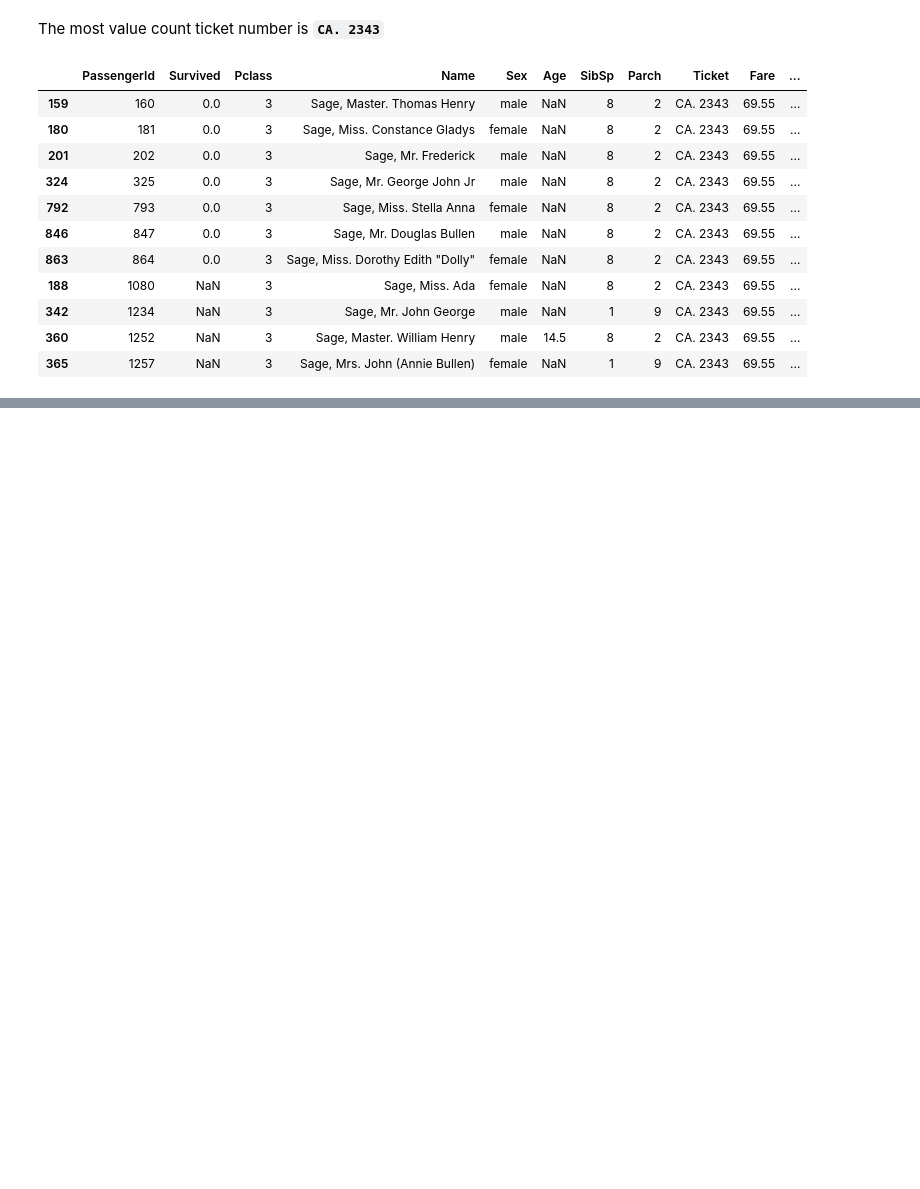
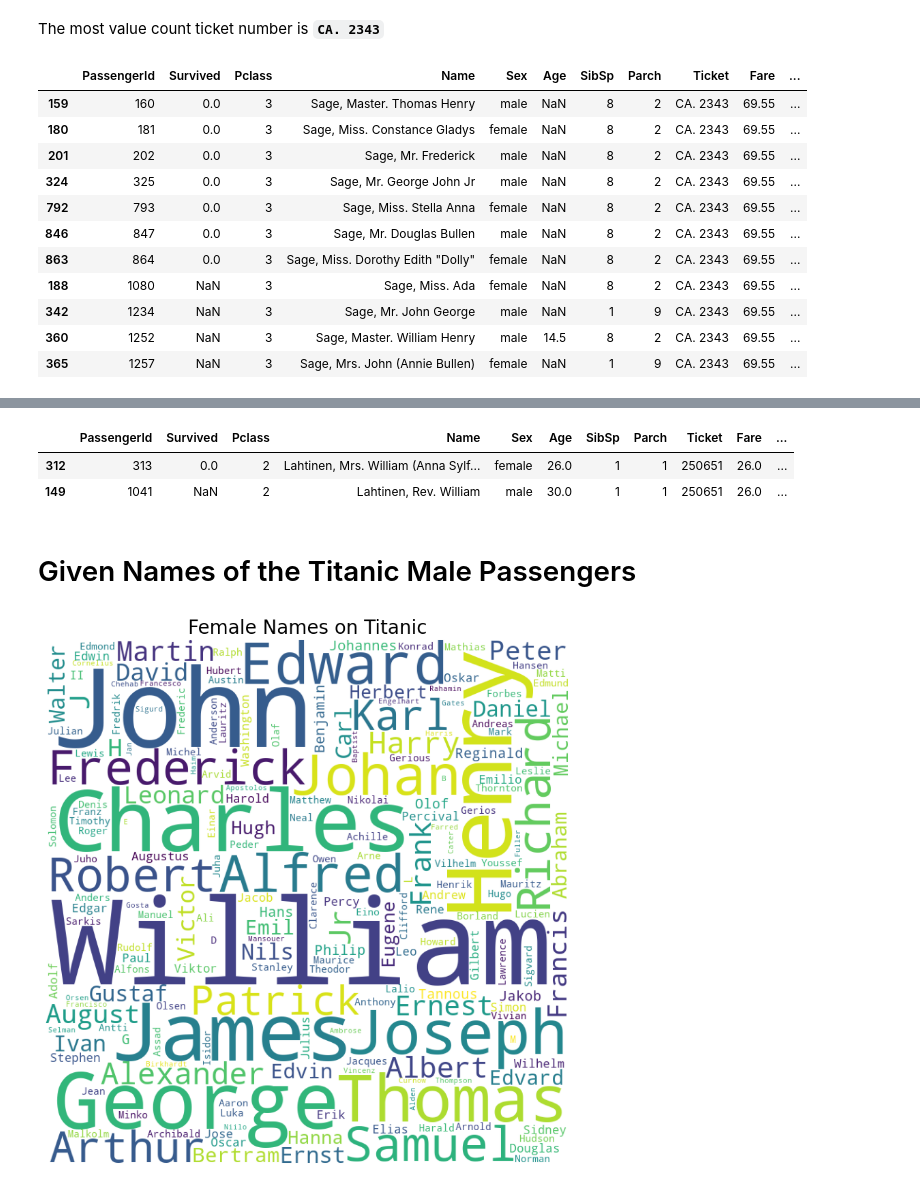
Before and after one commit to devbilalkhan/titanic-eda, a Jupyter notebook: titanic_text_analysis.ipynb, the cells around one changed output, grey strips where cells are left out. Saved outputs shown, nothing was run; the diff lists cells and outputs as text; code cells hidden in the pictures; blank space fills up the shorter version.

```diff
--- a/titanic_text_analysis.ipynb
+++ b/titanic_text_analysis.ipynb
@@ -275,0 +179,12 @@ generate_wordcloud(df, 'given_name', "Given Names")
+# %%
+df[df["Ticket"].str.contains("250651")]
+# %% [output]
+|  | PassengerId | Survived | Pclass | Name | Sex | Age | SibSp | Parch | Ticket | Fare | ... |
+| 312 | 313 | 0.0 | 2 | Lahtinen, Mrs. William (Anna Sylf... | female | 26.0 | 1 | 1 | 250651 | 26.0 | ... |
+| 149 | 1041 | NaN | 2 | Lahtinen, Rev. William | male | 30.0 | 1 | 1 | 250651 | 26.0 | ... |
+# %% [markdown]
+# Given Names of the Titanic Male Passengers
+# %%
+generate_wordcloud(df[df["Sex"]=="male"], "given_name", "Female Names on Titanic")
+# %% [output]
+[figure, added]
```
Also changed, not shown: parts of 32 cells of this notebook.
